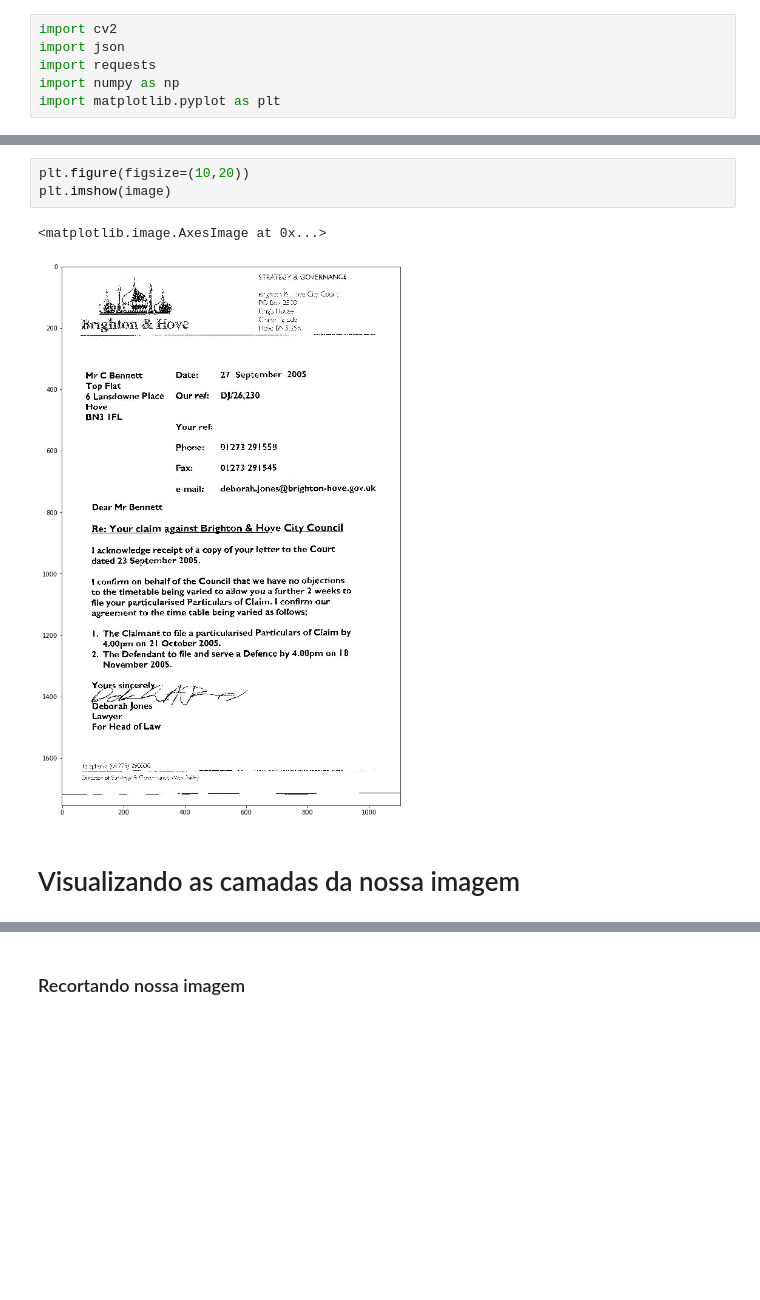
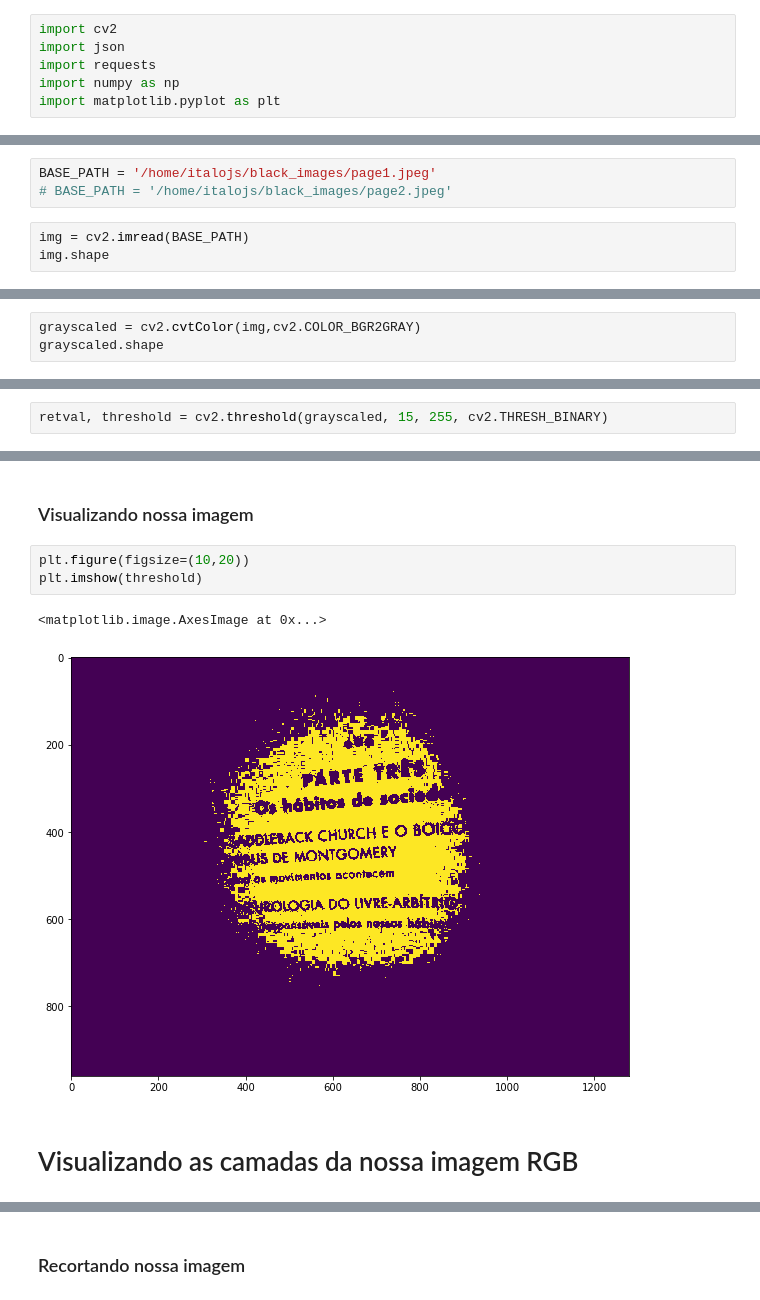
Before and after one commit to italojs/demo-OCR-MS, a Jupyter notebook: DEMO.ipynb, the cells around one changed output, grey strips where cells are left out. Drawn from its saved outputs; the diff is of its cells as text; blank space fills up the shorter version.

```diff
--- a/DEMO.ipynb
+++ b/DEMO.ipynb
@@ -17,0 +12,6 @@ print(image.shape)
+# %%
+BASE_PATH = '/home/italojs/black_images/page1.jpeg'
+# BASE_PATH = '/home/italojs/black_images/page2.jpeg'
+# %%
+img = cv2.imread(BASE_PATH)
+img.shape
@@ -19,0 +28,3 @@ print(image.shape)
+# %%
+grayscaled = cv2.cvtColor(img,cv2.COLOR_BGR2GRAY)
+grayscaled.shape
@@ -19,0 +33,2 @@ print(image.shape)
+# %%
+retval, threshold = cv2.threshold(grayscaled, 15, 255, cv2.THRESH_BINARY)
@@ -20,9 +45,11 @@ print(image.shape)
+# %% [markdown]
+### Visualizando nossa imagem
 # %%
 plt.figure(figsize=(10,20))
-plt.imshow(image)
+plt.imshow(threshold)
 # %% [output]
 <matplotlib.image.AxesImage at 0x...>
-[figure, old version]
+[figure, new version]
 # %% [markdown]
-# Visualizando as camadas da nossa imagem
+# Visualizando as camadas da nossa imagem RGB
 # %%
```
Also changed, not shown: parts of 20 cells of this notebook.
